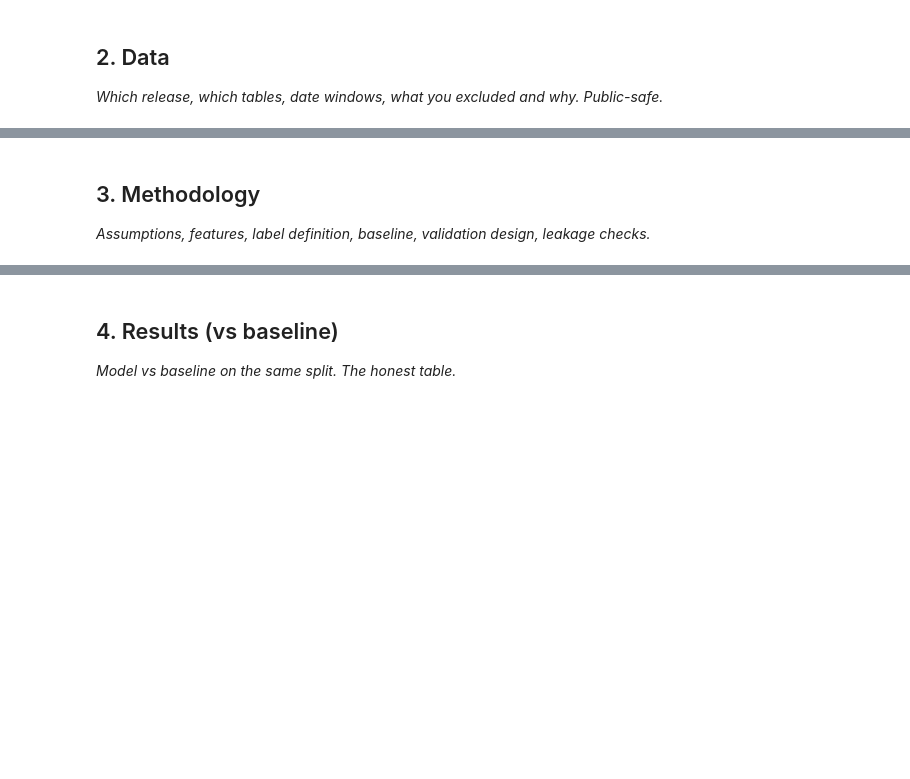
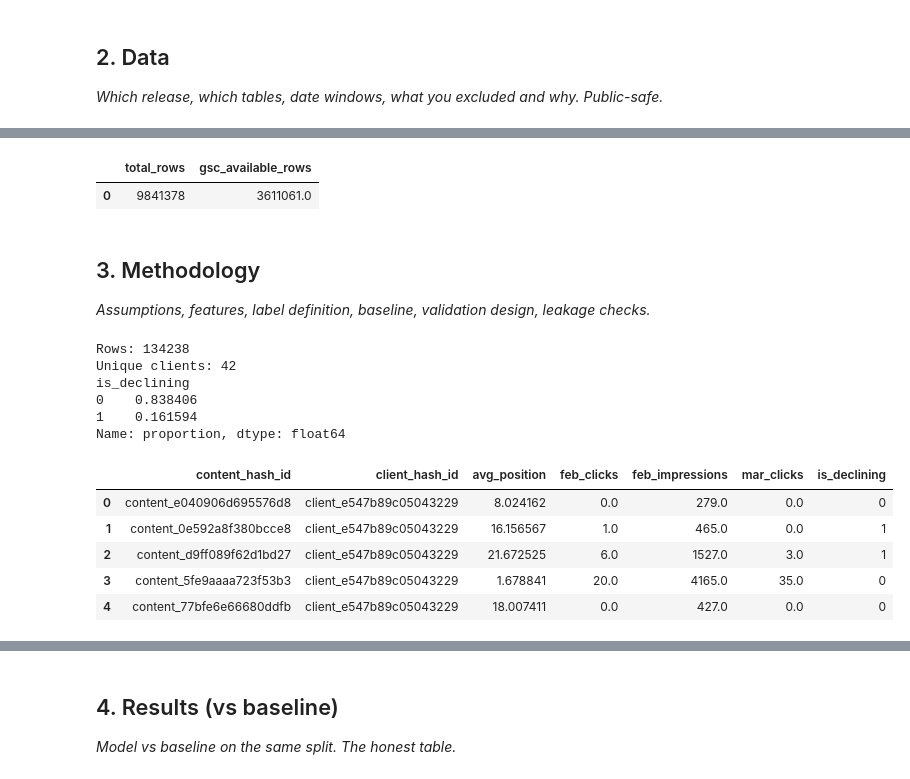
Before and after one commit to Arhxmz/Flyrank-Internship-ML, a Jupyter notebook: work/notebooks/capstone.ipynb, the cells around one changed output, grey strips where cells are left out. Cells and saved outputs as stored; diff of their text form; code cells hidden in the pictures; blank space fills up the shorter version.

```diff
--- a/work/notebooks/capstone.ipynb
+++ b/work/notebooks/capstone.ipynb
@@ -16,0 +36,11 @@ This skeleton is yours to fill. Work the sections **in order** — each one has
+# %%
+%pip -q install duckdb
+import duckdb
+import pandas as pd
+import getpass
+
+con = duckdb.connect()
+hf_token = getpass.getpass("Paste your HF_TOKEN: ")
+con.execute(f"CREATE OR REPLACE SECRET hf (TYPE huggingface, TOKEN '{hf_token}')")
+
+REL = "read_parquet('hf://datasets/FlyRank/internship-warehouse/fact_content_daily_performance/month=2026-03/*.parquet')"
@@ -17,4 +51,61 @@ This skeleton is yours to fill. Work the sections **in order** — each one has
+# %%
+con.sql(f"""
+    SELECT COUNT(*) AS total_rows,
+           SUM(CASE WHEN gsc_data_available IS TRUE THEN 1 ELSE 0 END) AS gsc_available_rows
+    FROM {REL}
+""").df()
+# %% [output]
+|  | total_rows | gsc_available_rows |
+| 0 | 9841378 | 3611061.0 |
 # %% [markdown]
 ## 3. Methodology
 
 *Assumptions, features, label definition, baseline, validation design, leakage checks.*
+# %%
+FEB_REL = "read_parquet('hf://datasets/FlyRank/internship-warehouse/fact_content_daily_performance/month=2026-02/*.parquet')"
+MAR_REL = "read_parquet('hf://datasets/FlyRank/internship-warehouse/fact_content_daily_performance/month=2026-03/*.parquet')"
+
+# ---------- February features ----------
+feb_features = con.sql(f"""
+    SELECT
+        content_hash_id,
+        client_hash_id,
+        AVG(gsc_avg_position) AS avg_position,
+        SUM(gsc_clicks) AS feb_clicks,
+        SUM(gsc_impressions) AS feb_impressions
+    FROM {FEB_REL}
+    WHERE gsc_data_available IS TRUE
+    GROUP BY content_hash_id, client_hash_id
+""").df()
+
+# ---------- March outcome (label source, never a feature) ----------
+mar_outcome = con.sql(f"""
+    SELECT
+        content_hash_id,
+        SUM(gsc_clicks) AS mar_clicks
+    FROM {MAR_REL}
+    WHERE gsc_data_available IS TRUE
+    GROUP BY content_hash_id
+""").df()
+
+modeling_df = feb_features.merge(mar_outcome, on="content_hash_id", how="inner")
+
+modeling_df["is_declining"] = (modeling_df["mar_clicks"] < modeling_df["feb_clicks"] * 0.8).astype(int)
+
+print(f"Rows: {len(modeling_df)}")
+print(f"Unique clients: {modeling_df['client_hash_id'].nunique()}")
+print(modeling_df["is_declining"].value_counts(normalize=True))
+modeling_df.head()
+# %% [output]
+Rows: 134238
+Unique clients: 42
+is_declining
+0    0.838406
+1    0.161594
+Name: proportion, dtype: float64
+|  | content_hash_id | client_hash_id | avg_position | feb_clicks | feb_impressions | mar_clicks | is_declining |
+| 0 | content_e040906d695576d8 | client_e547b89c05043229 | 8.024162 | 0.0 | 279.0 | 0.0 | 0 |
+| 1 | content_0e592a8f380bcce8 | client_e547b89c05043229 | 16.156567 | 1.0 | 465.0 | 0.0 | 1 |
+| 2 | content_d9ff089f62d1bd27 | client_e547b89c05043229 | 21.672525 | 6.0 | 1527.0 | 3.0 | 1 |
+| 3 | content_5fe9aaaa723f53b3 | client_e547b89c05043229 | 1.678841 | 20.0 | 4165.0 | 35.0 | 0 |
+| 4 | content_77bfe6e66680ddfb | client_e547b89c05043229 | 18.007411 | 0.0 | 427.0 | 0.0 | 0 |
```
Also changed, not shown: parts of 10 cells of this notebook, 2 other files.
